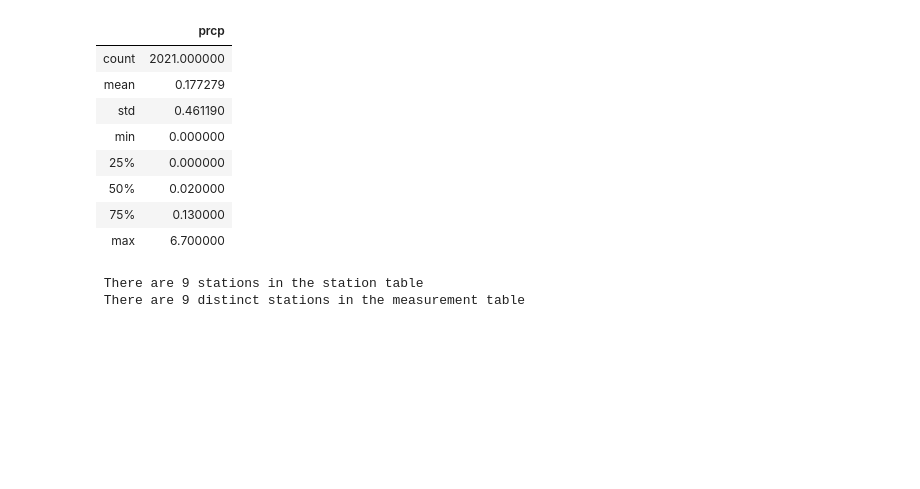
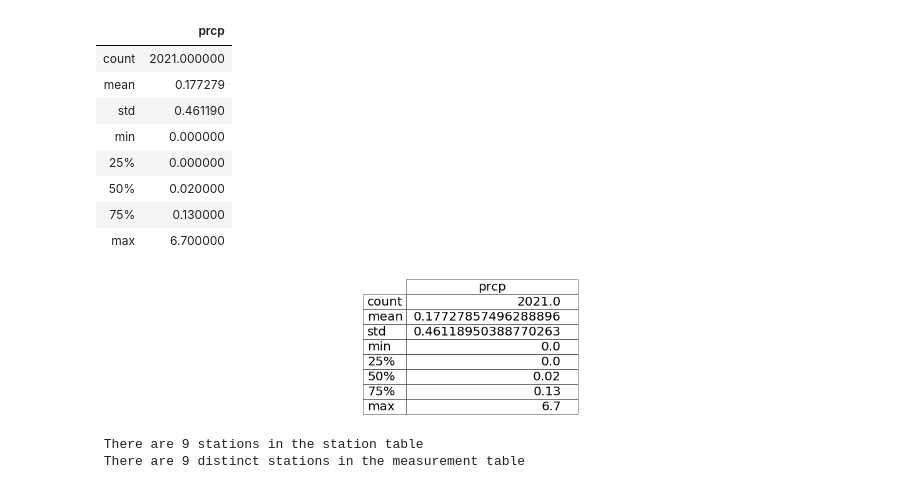
Before and after one commit to blt1339/sqlalchemy-challenge, a Jupyter notebook: climate.ipynb, the cells around one changed output. Drawn from its saved outputs; the diff is of its cells as text; code cells hidden in the pictures; blank space fills up the shorter version.

Commit message:
Add logic to print out the describe data and add some commenting.

```diff
--- a/climate.ipynb
+++ b/climate.ipynb
@@ -139,7 +142,8 @@ plt.show()
 [figure]
 # %%
 # Use Pandas to calcualte the summary statistics for the precipitation data
-precipitation_12_months_df.describe()
+describe_df = precipitation_12_months_df.describe()
+describe_df
 # %% [output]
 |  | prcp |
 | count | 2021.000000 |
@@ -155,3 +157,18 @@ precipitation_12_months_df.describe()
+# %%
+# Create a figure of the dataframe in order to output to a png file
+fig, ax = plt.subplots(figsize=(20,4)) # set size frame
+ax.xaxis.set_visible(False)  # hide the x axis
+ax.yaxis.set_visible(False)  # hide the y axis
+ax.set_frame_on(False)  # no visible frame, uncomment if size is ok
+tabla = table(ax, describe_df, loc='center', colWidths=[0.11]*len(describe_df.columns))
+tabla.auto_set_font_size(False) # Activate set fontsize manually
+tabla.set_fontsize(20) # if ++fontsize is necessary ++colWidths
+tabla.scale(2,2) # change size table
+
+# Save the describe data to describe.png
+plt.savefig('Images/describe.png', transparent=True)
+# %% [output]
+[figure, added]
 # %%
 # Design a query to show how many stations are available in this dataset?
 no_stations = session.query(Station.station).count()
```
Also changed, not shown: parts of 5 cells of this notebook, 3 other files.
